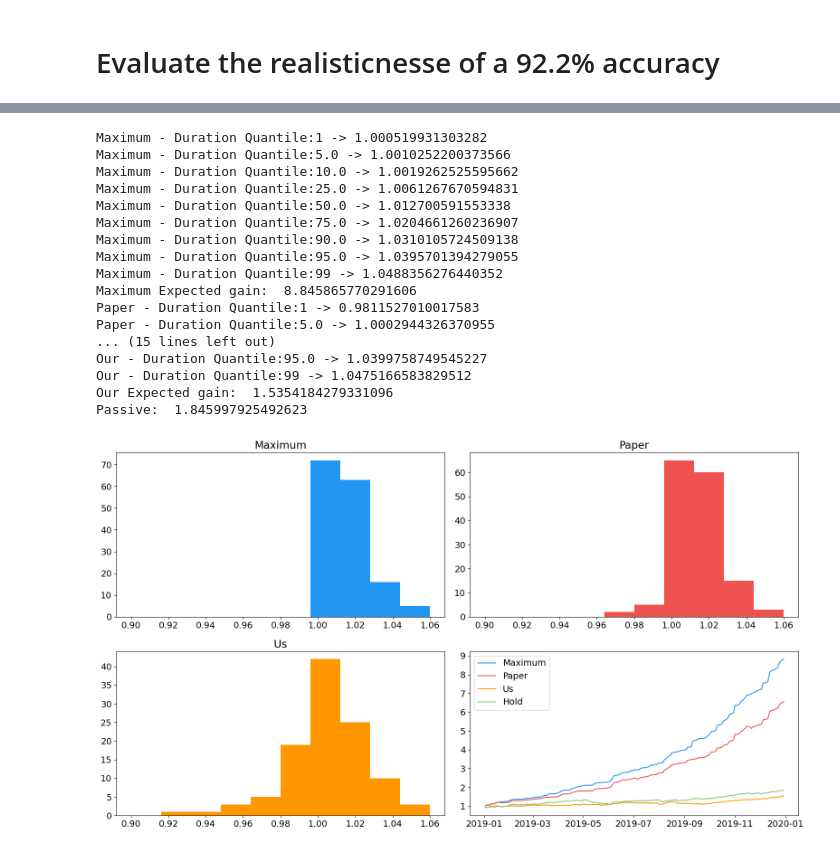
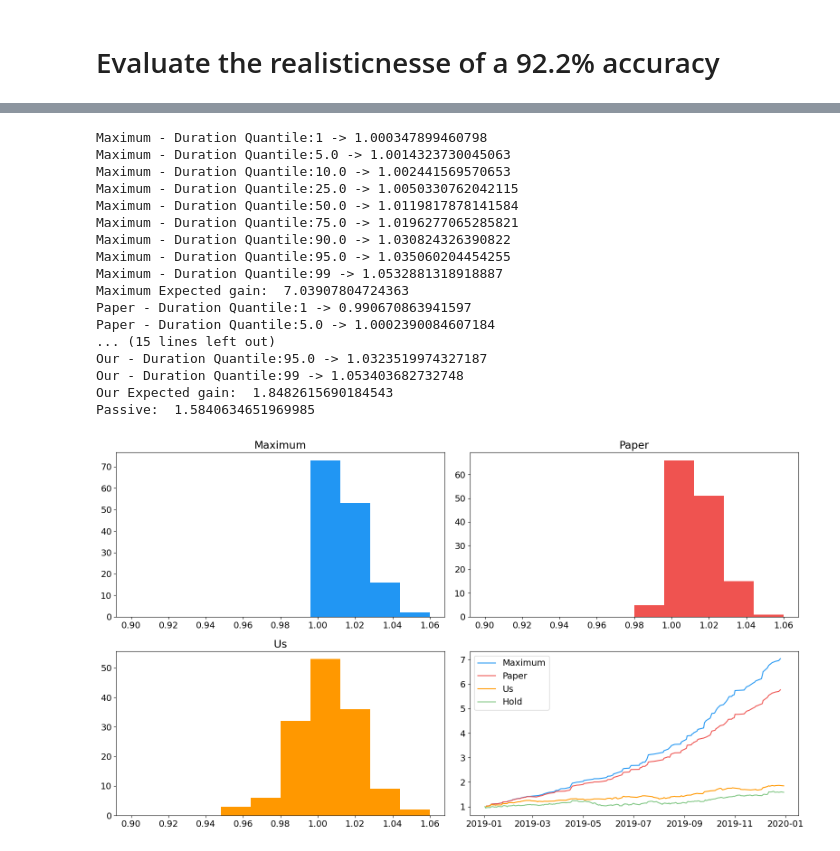
Before and after one commit to anthol42/MLSP-final_project, a Jupyter notebook: deep/notebooks/ablation.ipynb, the cells around one changed output, grey strips where cells are left out. Cells and saved outputs as stored; diff of their text form; code cells hidden in the pictures.

Commit message:
Fix(abalation notebook): Simulate using TSMC stock instead of Apple.

```diff
--- a/deep/notebooks/ablation.ipynb
+++ b/deep/notebooks/ablation.ipynb
@@ -429,10 +427,10 @@ Pipe has changed.  Performing full revalidation.
 # %%
-chart = data["AAPL"].loc[datetime(2019, 1, 1).date():].drop(columns=["Dividends", "Stock Splits", "Adj Close"])
+chart = data["TSM"].loc[datetime(2019, 1, 1).date():].drop(columns=["Dividends", "Stock Splits", "Adj Close"])
 
 
 profits, profits_filtered, percentiles, quantile = expected_perf(chart)
 profits_paper, profits_filtered_paper, percentiles_paper, _ = expected_perf(chart, p=0.922)
-profits_us, profits_filtered_us, percentiles_us, _ = expected_perf(chart, p=0.5332)
+profits_us, profits_filtered_us, percentiles_us, _ = expected_perf(chart, p=0.5405)
 
 for i in range(len(quantile)):
     print(f'Maximum - Duration Quantile:{quantile[i]} -> {percentiles[i]}')
@@ -442,47 +440,47 @@ for i in range(len(quantile)):
     print(f'Paper - Duration Quantile:{quantile[i]} -> {percentiles_paper[i]}')
 print("Paper Expected gain: ", np.prod(profits_filtered_paper))
 
 for i in range(len(quantile)):
     print(f'Our - Duration Quantile:{quantile[i]} -> {percentiles_us[i]}')
 print("Our Expected gain: ", np.prod(profits_filtered_us))
 
 print("Passive: ", chart["Close"].iloc[-2] / chart["Close"].iloc[0])
 fig, axs = plt.subplots(2, 2, figsize=(16, 9))
 axs[0, 0].hist(profits, range=(0.9, 1.06))
 axs[0, 0].set_title("Maximum")
 
 axs[0, 1].hist(profits_paper, color=COLORS[1], range=(0.9, 1.06))
 axs[0, 1].set_title("Paper")
 
 axs[1, 0].hist(profits_us, color=COLORS[3], range=(0.9, 1.06))
 axs[1, 0].set_title("Us")
 
 axs[1, 1].plot(np.cumprod(profits_filtered), label="Maximum")
 axs[1, 1].plot(np.cumprod(profits_filtered_paper), label="Paper", color=COLORS[1])
 axs[1, 1].plot(np.cumprod(profits_filtered_us), label="Us", color=COLORS[3])
 axs[1, 1].plot(chart["Close"].iloc[:-1] / chart["Close"].iloc[0], label="Hold", color=COLORS[2])
 plt.tight_layout()
 plt.legend()
 if OUT_FIGS is not None:
     plt.subplots_adjust(bottom=0.15, left=0.15)
     plt.tight_layout()
     plt.savefig(f"{OUT_FIGS}/expected_gain.svg")
 # %% [output]
-Maximum - Duration Quantile:1 -> 1.000519931303282
-Maximum - Duration Quantile:5.0 -> 1.0010252200373566
-Maximum - Duration Quantile:10.0 -> 1.0019262525595662
-Maximum - Duration Quantile:25.0 -> 1.0061267670594831
-Maximum - Duration Quantile:50.0 -> 1.012700591553338
-Maximum - Duration Quantile:75.0 -> 1.0204661260236907
-Maximum - Duration Quantile:90.0 -> 1.0310105724509138
-Maximum - Duration Quantile:95.0 -> 1.0395701394279055
-Maximum - Duration Quantile:99 -> 1.0488356276440352
-Maximum Expected gain:  8.845865770291606
-Paper - Duration Quantile:1 -> 0.9811527010017583
-Paper - Duration Quantile:5.0 -> 1.0002944326370955
+Maximum - Duration Quantile:1 -> 1.000347899460798
+Maximum - Duration Quantile:5.0 -> 1.0014323730045063
+Maximum - Duration Quantile:10.0 -> 1.002441569570653
+Maximum - Duration Quantile:25.0 -> 1.0050330762042115
+Maximum - Duration Quantile:50.0 -> 1.0119817878141584
+Maximum - Duration Quantile:75.0 -> 1.0196277065285821
+Maximum - Duration Quantile:90.0 -> 1.030824326390822
+Maximum - Duration Quantile:95.0 -> 1.035060204454255
+Maximum - Duration Quantile:99 -> 1.0532881318918887
+Maximum Expected gain:  7.03907804724363
+Paper - Duration Quantile:1 -> 0.990670863941597
+Paper - Duration Quantile:5.0 -> 1.0002390084607184
 ... (15 lines left out)
-Our - Duration Quantile:95.0 -> 1.0399758749545227
-Our - Duration Quantile:99 -> 1.0475166583829512
-Our Expected gain:  1.5354184279331096
-Passive:  1.845997925492623
+Our - Duration Quantile:95.0 -> 1.0323519974327187
+Our - Duration Quantile:99 -> 1.053403682732748
+Our Expected gain:  1.8482615690184543
+Passive:  1.5840634651969985
-[figure, old version]
+[figure, new version]
```
Also changed, not shown: parts of 1 cell of this notebook.
